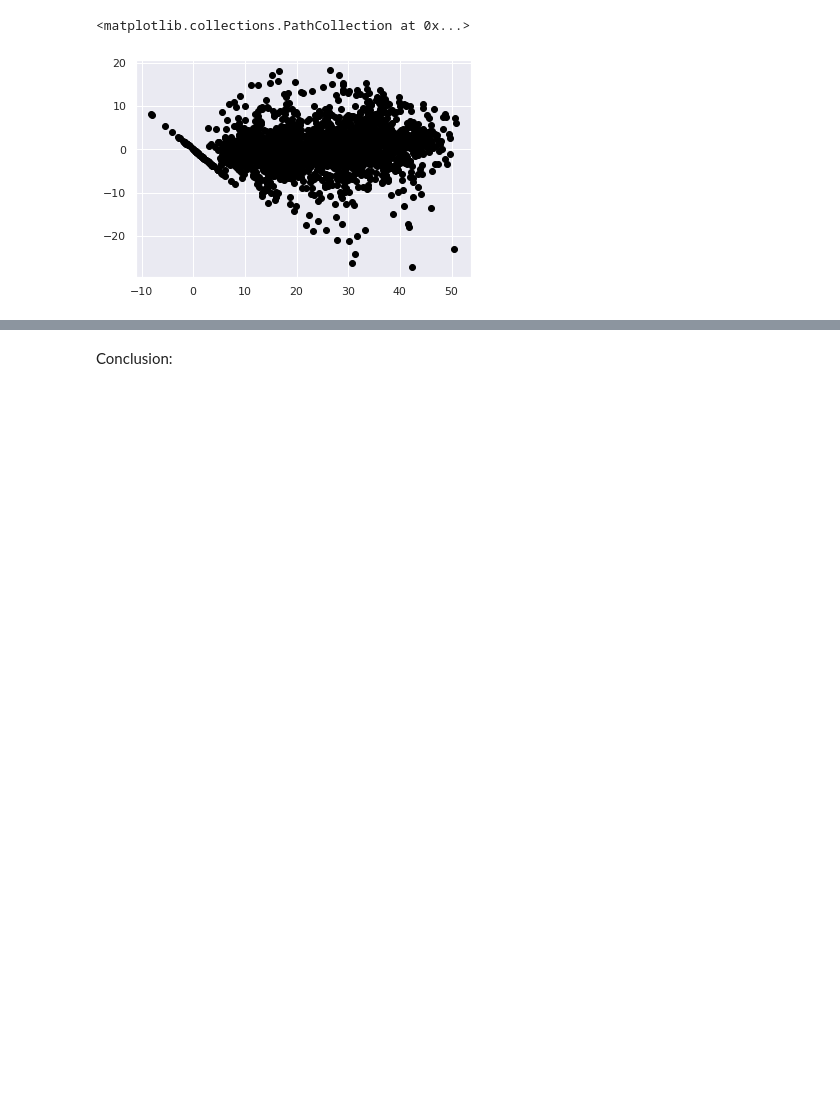
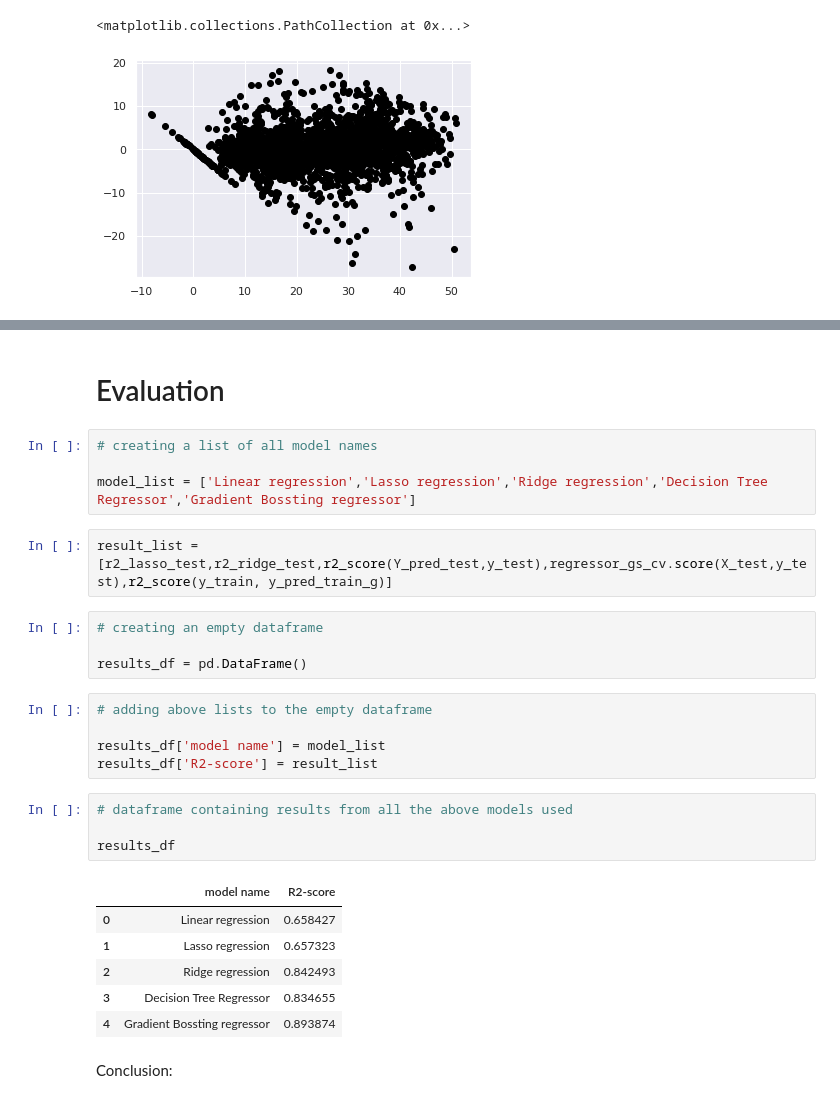
Before and after one commit to machave11/Bike-Sharing-Demand, a Jupyter notebook: Nikhil_Machave_Bike_Sharing_Demand_Prediction_Capstone_Project.ipynb, the cells around one changed output, grey strips where cells are left out. Saved outputs shown, nothing was run; the diff lists cells and outputs as text; blank space fills up the shorter version.

```diff
--- a/Nikhil_Machave_Bike_Sharing_Demand_Prediction_Capstone_Project.ipynb
+++ b/Nikhil_Machave_Bike_Sharing_Demand_Prediction_Capstone_Project.ipynb
@@ -861,3 +849,31 @@ print(train)
+# %% [markdown]
+# Evaluation
+# %%
+# creating a list of all model names
+
+model_list = ['Linear regression','Lasso regression','Ridge regression','Decision Tree Regressor','Gradient Bossting regressor']
+# %%
+result_list = [r2_lasso_test,r2_ridge_test,r2_score(Y_pred_test,y_test),regressor_gs_cv.score(X_test,y_test),r2_score(y_train, y_pred_train_g)]
+# %%
+# creating an empty dataframe
+
+results_df = pd.DataFrame()
+# %%
+# adding above lists to the empty dataframe
+
+results_df['model name'] = model_list
+results_df['R2-score'] = result_list
+# %%
+# dataframe containing results from all the above models used
+
+results_df
+# %% [output]
+|  | model name | R2-score |
+| 0 | Linear regression | 0.658427 |
+| 1 | Lasso regression | 0.657323 |
+| 2 | Ridge regression | 0.842493 |
+| 3 | Decision Tree Regressor | 0.834655 |
+| 4 | Gradient Bossting regressor | 0.893874 |
 # %% [markdown]
 Conclusion:
 # %% [markdown]
```
Also changed, not shown: parts of 11 cells of this notebook.
